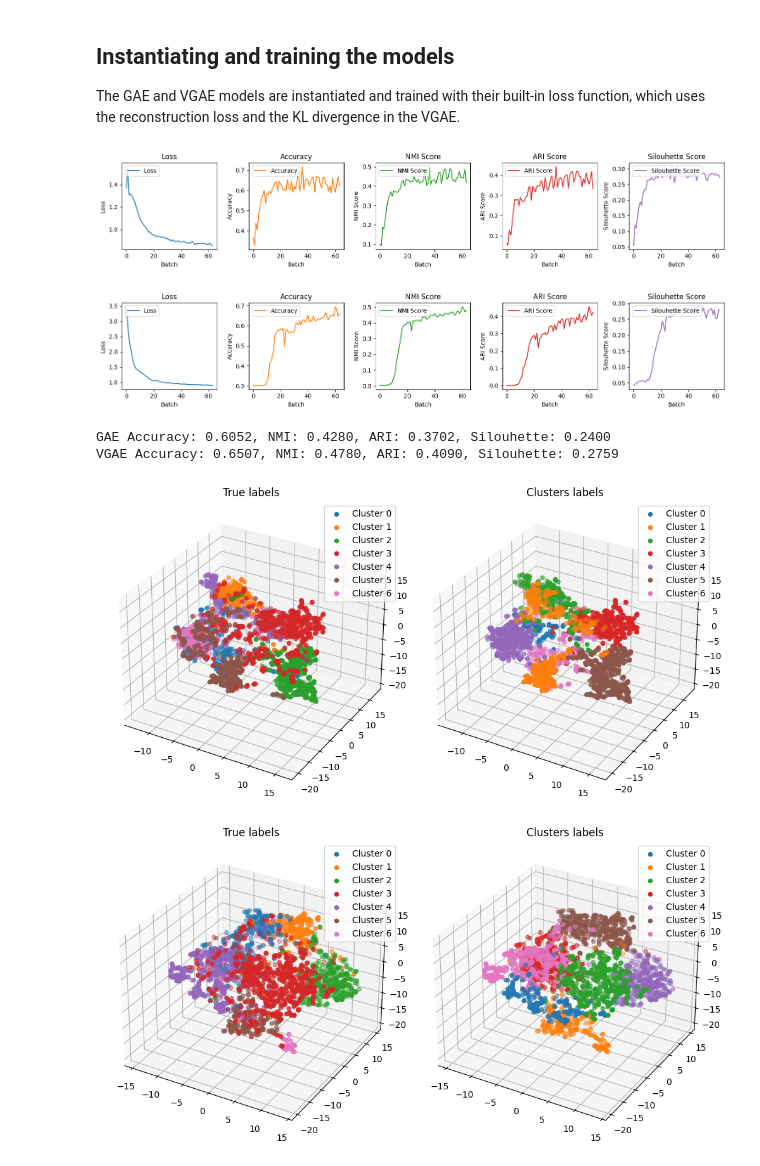
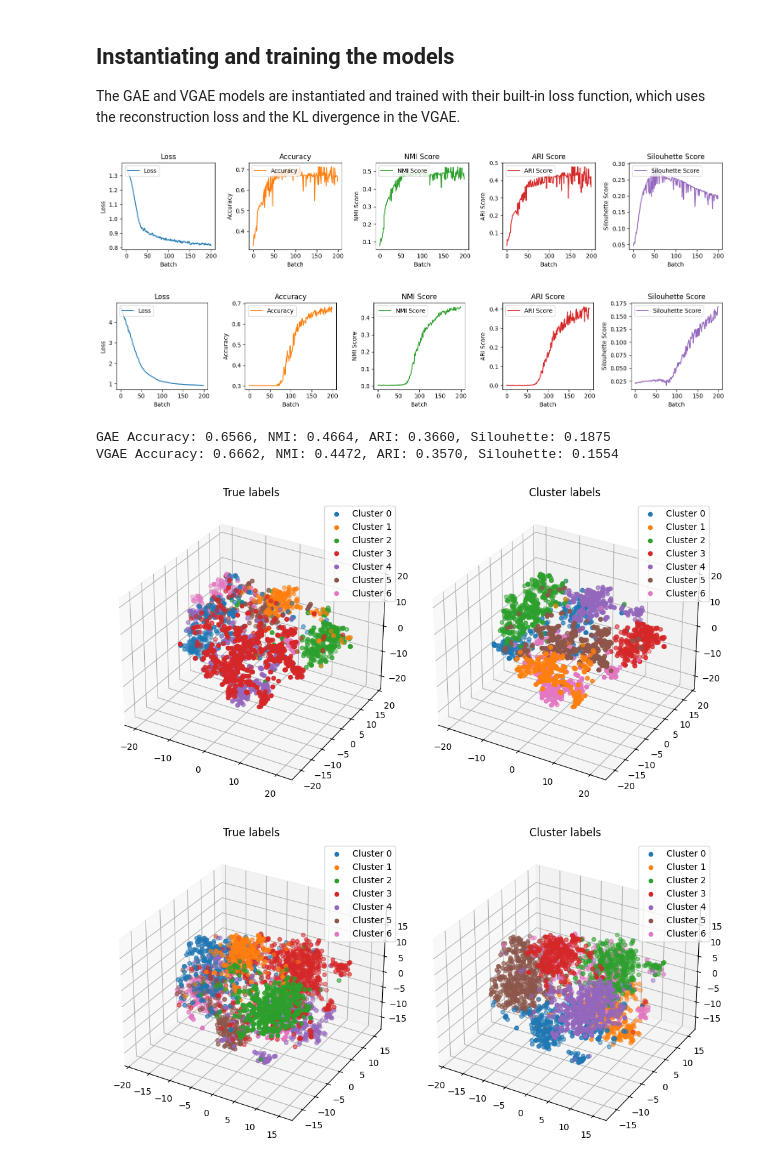
Before and after one commit to timothewt/AdvancedGraphClustering, a Jupyter notebook: notebooks/tw-2-graph_autoencoder.ipynb, the cells around one changed output. Saved outputs shown, nothing was run; the diff lists cells and outputs as text; code cells hidden in the pictures.

```diff
--- a/notebooks/tw-2-graph_autoencoder.ipynb
+++ b/notebooks/tw-2-graph_autoencoder.ipynb
@@ -29,8 +29,8 @@ We define a simple encoder with two GCN layers for the Variational Graph Autoenc
 class GCNEncoder(nn.Module):
 	def __init__(self, in_channels, latent_dim):
 		super(GCNEncoder, self).__init__()
-		self.conv1 = GCNConv(in_channels, 2 * latent_dim)
-		self.conv2 = GCNConv(2 * latent_dim, latent_dim)
+		self.conv1 = GCNConv(in_channels, latent_dim)
+		self.conv2 = GCNConv(latent_dim, latent_dim)
 
 	def forward(self, x, edge_index):
 		x = F.relu(self.conv1(x, edge_index))
@@ -39,9 +39,9 @@ class GCNEncoder(nn.Module):
 class VGCNEncoder(nn.Module):
 	def __init__(self, in_channels, latent_dim):
 		super(VGCNEncoder, self).__init__()
-		self.conv1 = GCNConv(in_channels, 2 * latent_dim)
-		self.conv_mu = GCNConv(2 * latent_dim, latent_dim)
-		self.conv_logstd = GCNConv(2 * latent_dim, latent_dim)
+		self.conv1 = GCNConv(in_channels, latent_dim)
+		self.conv_mu = GCNConv(latent_dim, latent_dim)
+		self.conv_logstd = GCNConv(latent_dim, latent_dim)
 
 	def forward(self, x, edge_index):
 		x = F.relu(self.conv1(x, edge_index))
@@ -66,7 +66,7 @@ def train_model(model: nn.Module, data: Data, optimizer: optim.Optimizer, num_ep
 		pbar.set_postfix({"Loss": loss.item(), "Accuracy": accuracy, "NMI": nmi, "ARI": ari, "Silouhette": silouhette})
 	return metrics
 # %%
-latent_dim, num_epochs, lr, n_clusters = 16, 64, .01, len(np.unique(data.y.numpy()))
+latent_dim, num_epochs, lr, n_clusters = 32, 200, .001, len(np.unique(data.y.numpy()))
 
 gae = GAE(GCNEncoder(data.num_features, latent_dim))
 gae_optimizer = optim.Adam(gae.parameters(), lr=lr)
@@ -80,28 +80,31 @@ history_labels = ['Loss', 'Accuracy', 'NMI Score', 'ARI Score', 'Silouhette Scor
 # %%
 plot_training_history(history_labels, gae_training, "GAE")
 # %% [output]
-[figure, old version]
+[figure, new version]
 # %%
 plot_training_history(history_labels, vgae_training, "VGAE")
 # %% [output]
-[figure, old version]
+[figure, new version]
 # %%
 gae_z, vgae_z = gae.encode(data.x, data.edge_index).detach().numpy(), vgae.encode(data.x, data.edge_index).detach().numpy()
-gae_clusters, vgae_clusters = get_clusters(gae_z, n_clusters), get_clusters(vgae_z, n_clusters)
 
-gae_accuracy, gae_nmi, gae_ari, gae_silouhette = evaluate_clustering(gae_z, data.y, gae_clusters)
-vgae_accuracy, vgae_nmi, vgae_ari, vgae_silouhette = evaluate_clustering(vgae_z, data.y, vgae_clusters)
+n_tries = 5
+gae_clusters, vgae_clusters = [get_clusters(gae_z, n_clusters) for _ in range(n_tries)], [get_clusters(vgae_z, n_clusters) for _ in range(n_tries)]
+best_gae_clusters, best_vgae_clusters = max(gae_clusters, key=lambda c: evaluate_clustering(gae_z, data.y, c)[0]), max(vgae_clusters, key=lambda c: evaluate_clustering(vgae_z, data.y, c)[0])
+
+gae_accuracy, gae_nmi, gae_ari, gae_silouhette = evaluate_clustering(gae_z, data.y, best_gae_clusters)
+vgae_accuracy, vgae_nmi, vgae_ari, vgae_silouhette = evaluate_clustering(vgae_z, data.y, best_vgae_clusters)
 
 print(f"GAE Accuracy: {gae_accuracy:.4f}, NMI: {gae_nmi:.4f}, ARI: {gae_ari:.4f}, Silouhette: {gae_silouhette:.4f}")
 print(f"VGAE Accuracy: {vgae_accuracy:.4f}, NMI: {vgae_nmi:.4f}, ARI: {vgae_ari:.4f}, Silouhette: {vgae_silouhette:.4f}")
 # %% [output]
-GAE Accuracy: 0.6052, NMI: 0.4280, ARI: 0.3702, Silouhette: 0.2400
-VGAE Accuracy: 0.6507, NMI: 0.4780, ARI: 0.4090, Silouhette: 0.2759
+GAE Accuracy: 0.6566, NMI: 0.4664, ARI: 0.3660, Silouhette: 0.1875
+VGAE Accuracy: 0.6662, NMI: 0.4472, ARI: 0.3570, Silouhette: 0.1554
 # %%
-plot_3d_clustering_comparison(gae_z, data.y, gae_clusters, n_clusters)
+plot_3d_clustering_comparison(gae_z, data.y, best_gae_clusters, n_clusters)
 # %% [output]
-[figure, old version]
+[figure, new version]
 # %%
-plot_3d_clustering_comparison(vgae_z, data.y, vgae_clusters, n_clusters)
+plot_3d_clustering_comparison(vgae_z, data.y, best_vgae_clusters, n_clusters)
 # %% [output]
-[figure, old version]
+[figure, new version]
```
Also changed, not shown: 2 other files.
